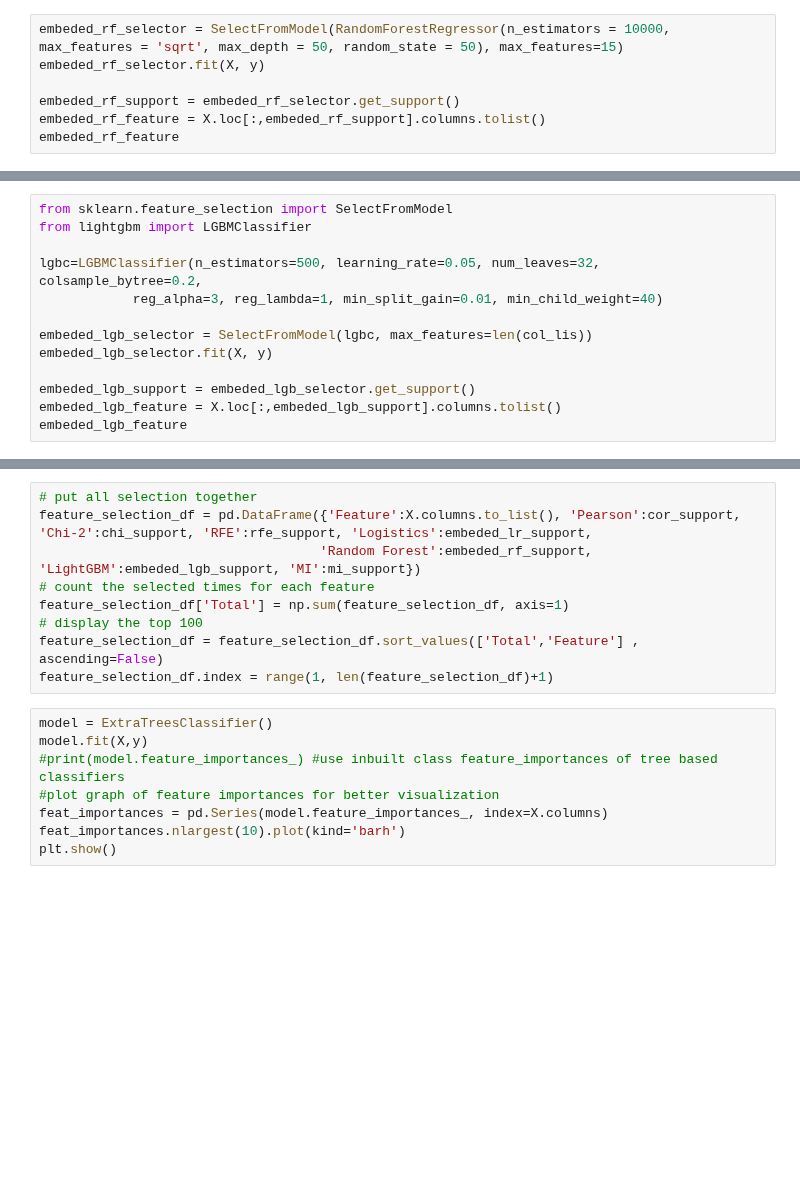
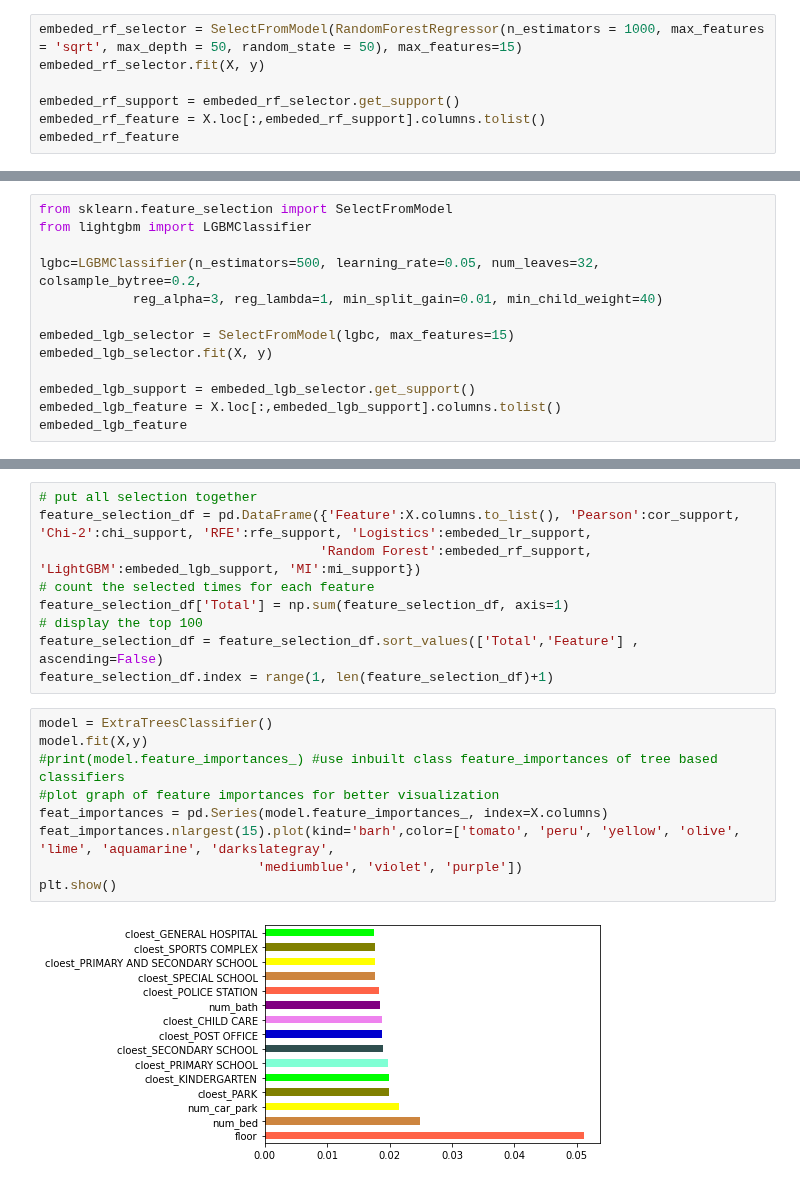
Before and after one commit to MAST30034-Applied-Data-Science/generic-real-estate-consulting-project-group-1-iron-data-man, a Jupyter notebook: notebooks/Correlation.ipynb, the cells around one changed output, grey strips where cells are left out. Cells and saved outputs as stored; diff of their text form; blank space fills up the shorter version.

```diff
--- a/notebooks/Correlation.ipynb
+++ b/notebooks/Correlation.ipynb
@@ -124,5 +292,5 @@ embeded_lr_feature
 # %%
-embeded_rf_selector = SelectFromModel(RandomForestRegressor(n_estimators = 10000, max_features = 'sqrt', max_depth = 50, random_state = 50), max_features=15)
+embeded_rf_selector = SelectFromModel(RandomForestRegressor(n_estimators = 1000, max_features = 'sqrt', max_depth = 50, random_state = 50), max_features=15)
 embeded_rf_selector.fit(X, y)
 
 embeded_rf_support = embeded_rf_selector.get_support()
@@ -135,7 +319,7 @@ from lightgbm import LGBMClassifier
 lgbc=LGBMClassifier(n_estimators=500, learning_rate=0.05, num_leaves=32, colsample_bytree=0.2,
             reg_alpha=3, reg_lambda=1, min_split_gain=0.01, min_child_weight=40)
 
-embeded_lgb_selector = SelectFromModel(lgbc, max_features=len(col_lis))
+embeded_lgb_selector = SelectFromModel(lgbc, max_features=15)
 embeded_lgb_selector.fit(X, y)
 
 embeded_lgb_support = embeded_lgb_selector.get_support()
@@ -153,9 +353,12 @@ feature_selection_df.index = range(1, len(feature_selection_df)+1)
 # %%
 model = ExtraTreesClassifier()
 model.fit(X,y)
 #print(model.feature_importances_) #use inbuilt class feature_importances of tree based classifiers
 #plot graph of feature importances for better visualization
 feat_importances = pd.Series(model.feature_importances_, index=X.columns)
-feat_importances.nlargest(10).plot(kind='barh')
+feat_importances.nlargest(15).plot(kind='barh',color=['tomato', 'peru', 'yellow', 'olive', 'lime', 'aquamarine', 'darkslategray',
+                            'mediumblue', 'violet', 'purple'])
 plt.show()
+# %% [output]
+[figure, added]
 # %%
```
Also changed, not shown: parts of 20 cells of this notebook.
